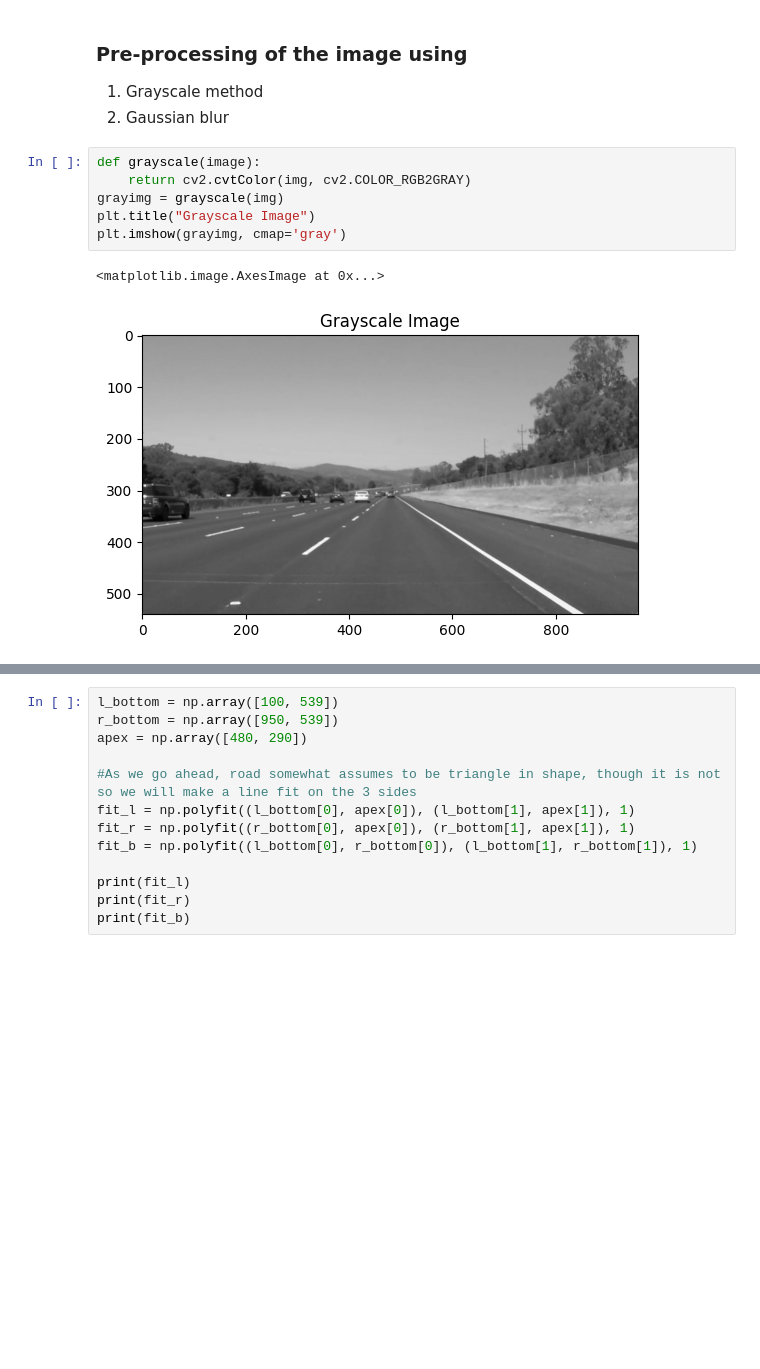
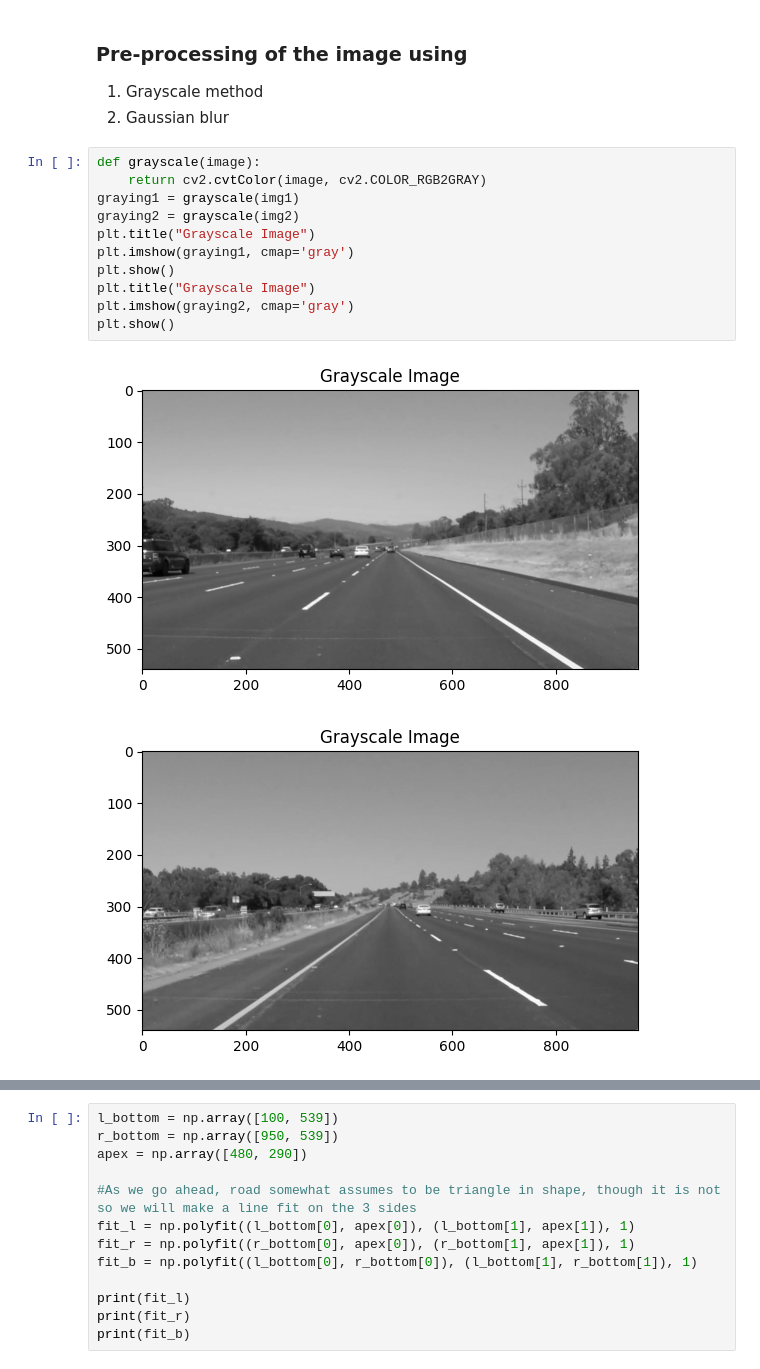
Before and after one commit to Sahib61003/CodeClauseInternship_RoadLaneDetection, a Jupyter notebook: project.ipynb, the cells around one changed output, grey strips where cells are left out. Saved outputs shown, nothing was run; the diff lists cells and outputs as text; blank space fills up the shorter version.

```diff
--- a/project.ipynb
+++ b/project.ipynb
@@ -23,12 +27,17 @@ xwidth = img.shape[1]
 2. Gaussian blur
 # %%
 def grayscale(image):
-    return cv2.cvtColor(img, cv2.COLOR_RGB2GRAY)
-grayimg = grayscale(img)
+    return cv2.cvtColor(image, cv2.COLOR_RGB2GRAY)
+graying1 = grayscale(img1)
+graying2 = grayscale(img2)
 plt.title("Grayscale Image")
-plt.imshow(grayimg, cmap='gray')
+plt.imshow(graying1, cmap='gray')
+plt.show()
+plt.title("Grayscale Image")
+plt.imshow(graying2, cmap='gray')
+plt.show()
 # %% [output]
-<matplotlib.image.AxesImage at 0x...>
 [figure]
+[figure, added]
 # %%
 def gaussian_blur(image, kernel):
```
Also changed, not shown: parts of 11 cells of this notebook, 1 other file.
